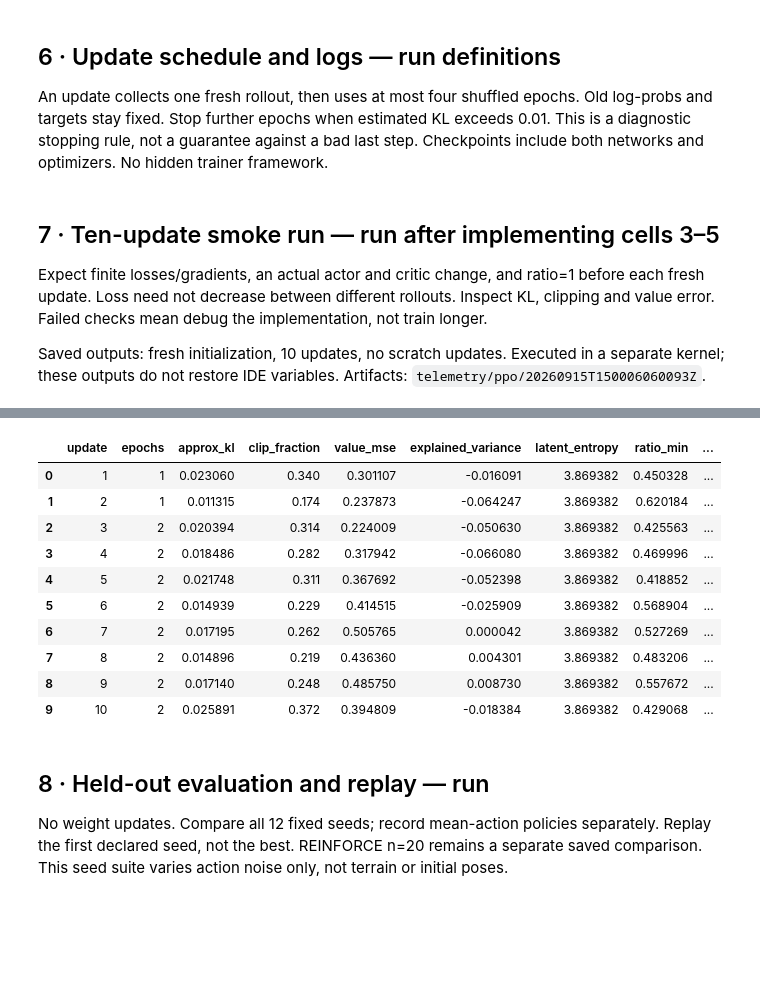
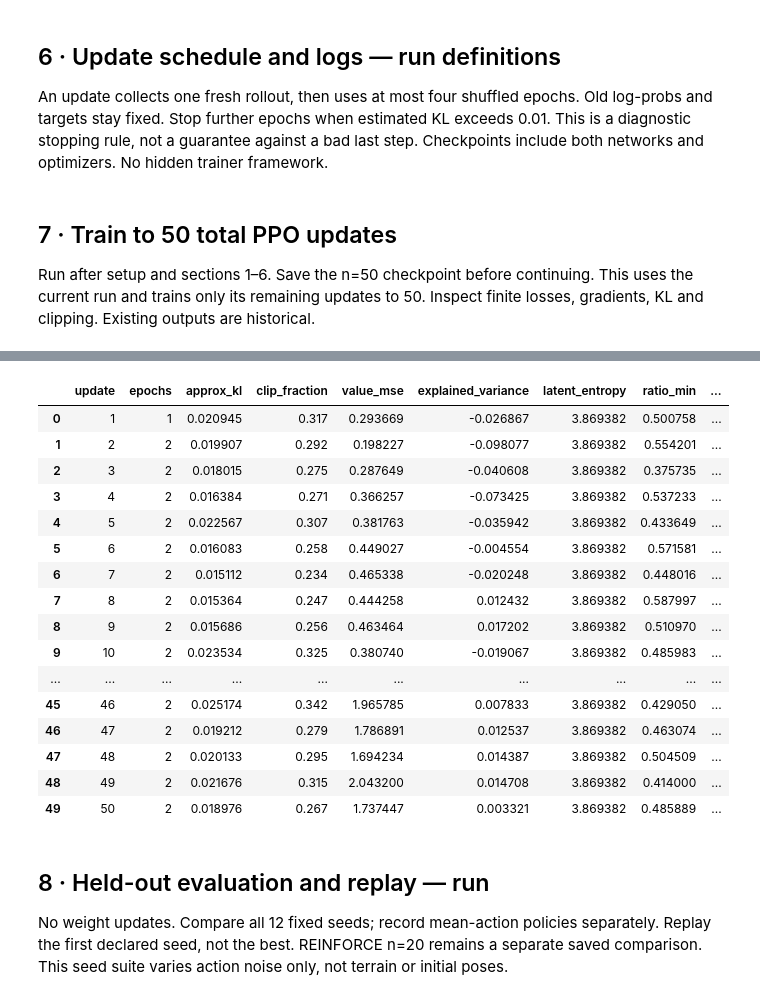
Before and after one commit to haidmoham/spider, a Jupyter notebook: lab/notebooks/04_mdp_contract.ipynb, the cells around one changed output, grey strips where cells are left out. Drawn from its saved outputs; the diff is of its cells as text; code cells hidden in the pictures; blank space fills up the shorter version.

```diff
--- a/lab/notebooks/04_mdp_contract.ipynb
+++ b/lab/notebooks/04_mdp_contract.ipynb
@@ -276,8 +312,8 @@ def sample_action(network, observation, std, deterministic=False):
 
 def reward_terms(before, offsets_rad, after):
     return {
-        'progress': float(after.torso_velocity[0]),
-        'height': 0.1 * float(after.torso_position[2]),
+        'progress': REWARD['progress'] * float(after.torso_velocity[0]),
+        'height': REWARD['height'] * float(after.torso_position[2]),
     }
 # %% [markdown]
 ## 2 · Collect frozen records — run once
@@ -731,21 +767,23 @@ def train_ppo_block(number_updates):
         pd.DataFrame(ppo_log).to_csv(ppo_directory/'training.csv', index=False)
         torch.save(dict(actor=actor.state_dict(), critic=critic.state_dict(),
             actor_optimizer=actor_optimizer.state_dict(), critic_optimizer=critic_optimizer.state_dict(),
-            updates=ppo_updates, settings=SETTINGS, ppo=PPO), ppo_directory/f'checkpoint-{ppo_updates:05d}.pt')
+            updates=ppo_updates, settings=SETTINGS, ppo=PPO, reward=REWARD), ppo_directory/f'checkpoint-{ppo_updates:05d}.pt')
         print(ppo_log[-1])
 # %% [markdown]
-## 7 · Ten-update smoke run — run after implementing cells 3–5
+## 7 · Train to 50 total PPO updates
 
-Expect finite losses/gradients, an actual actor and critic change, and ratio=1 before
-each fresh update. Loss need not decrease between different rollouts. Inspect KL,
-clipping and value error. Failed checks mean debug the implementation, not train longer.
-
-Saved outputs: fresh initialization, 10 updates, no scratch updates. Executed in a separate kernel; these outputs do not restore IDE variables. Artifacts: `telemetry/ppo/20260915T150006060093Z`.
+Run after setup and sections 1–6. Save the n=50 checkpoint before continuing.
+This uses the current run and trains only its remaining updates to 50.
+Inspect finite losses, gradients, KL and clipping. Existing outputs are historical.
 # %%
-actor_before = copy.deepcopy(actor.state_dict())
-critic_before = copy.deepcopy(critic.state_dict())
-train_ppo_block(10)
-assert any(not torch.equal(actor_before[k],v) for k,v in actor.state_dict().items())
-assert any(not torch.equal(critic_before[k],v) for k,v in critic.state_dict().items())
+assert TRAINING_UPDATES == 50 and TOTAL_UPDATES == 100
+if ppo_updates < TRAINING_UPDATES:
+    actor_before = copy.deepcopy(actor.state_dict())
+    critic_before = copy.deepcopy(critic.state_dict())
+    train_ppo_block(TRAINING_UPDATES - ppo_updates)
+    assert any(not torch.equal(actor_before[k], v) for k, v in actor.state_dict().items())
+    assert any(not torch.equal(critic_before[k], v) for k, v in critic.state_dict().items())
+assert (ppo_directory / 'checkpoint-00050.pt').is_file(), 'This run needs its n=50 checkpoint.'
+print(f'PPO n={ppo_updates} in {ppo_directory}. Next: section 9, then Checkpoint comparison.')
 display(pd.DataFrame(ppo_log))
 # %% [output]
@@ -762,14 +807,20 @@ display(pd.DataFrame(ppo_log))
 |  | update | epochs | approx_kl | clip_fraction | value_mse | explained_variance | latent_entropy | ratio_min | ... |
-| 0 | 1 | 1 | 0.023060 | 0.340 | 0.301107 | -0.016091 | 3.869382 | 0.450328 | ... |
-| 1 | 2 | 1 | 0.011315 | 0.174 | 0.237873 | -0.064247 | 3.869382 | 0.620184 | ... |
-| 2 | 3 | 2 | 0.020394 | 0.314 | 0.224009 | -0.050630 | 3.869382 | 0.425563 | ... |
-| 3 | 4 | 2 | 0.018486 | 0.282 | 0.317942 | -0.066080 | 3.869382 | 0.469996 | ... |
-| 4 | 5 | 2 | 0.021748 | 0.311 | 0.367692 | -0.052398 | 3.869382 | 0.418852 | ... |
-| 5 | 6 | 2 | 0.014939 | 0.229 | 0.414515 | -0.025909 | 3.869382 | 0.568904 | ... |
-| 6 | 7 | 2 | 0.017195 | 0.262 | 0.505765 | 0.000042 | 3.869382 | 0.527269 | ... |
-| 7 | 8 | 2 | 0.014896 | 0.219 | 0.436360 | 0.004301 | 3.869382 | 0.483206 | ... |
-| 8 | 9 | 2 | 0.017140 | 0.248 | 0.485750 | 0.008730 | 3.869382 | 0.557672 | ... |
-| 9 | 10 | 2 | 0.025891 | 0.372 | 0.394809 | -0.018384 | 3.869382 | 0.429068 | ... |
+| 0 | 1 | 1 | 0.020945 | 0.317 | 0.293669 | -0.026867 | 3.869382 | 0.500758 | ... |
+| 1 | 2 | 2 | 0.019907 | 0.292 | 0.198227 | -0.098077 | 3.869382 | 0.554201 | ... |
+| 2 | 3 | 2 | 0.018015 | 0.275 | 0.287649 | -0.040608 | 3.869382 | 0.375735 | ... |
+| 3 | 4 | 2 | 0.016384 | 0.271 | 0.366257 | -0.073425 | 3.869382 | 0.537233 | ... |
+| 4 | 5 | 2 | 0.022567 | 0.307 | 0.381763 | -0.035942 | 3.869382 | 0.433649 | ... |
+| 5 | 6 | 2 | 0.016083 | 0.258 | 0.449027 | -0.004554 | 3.869382 | 0.571581 | ... |
+| 6 | 7 | 2 | 0.015112 | 0.234 | 0.465338 | -0.020248 | 3.869382 | 0.448016 | ... |
+| 7 | 8 | 2 | 0.015364 | 0.247 | 0.444258 | 0.012432 | 3.869382 | 0.587997 | ... |
+| 8 | 9 | 2 | 0.015686 | 0.256 | 0.463464 | 0.017202 | 3.869382 | 0.510970 | ... |
+| 9 | 10 | 2 | 0.023534 | 0.325 | 0.380740 | -0.019067 | 3.869382 | 0.485983 | ... |
+| ... | ... | ... | ... | ... | ... | ... | ... | ... | ... |
+| 45 | 46 | 2 | 0.025174 | 0.342 | 1.965785 | 0.007833 | 3.869382 | 0.429050 | ... |
+| 46 | 47 | 2 | 0.019212 | 0.279 | 1.786891 | 0.012537 | 3.869382 | 0.463074 | ... |
+| 47 | 48 | 2 | 0.020133 | 0.295 | 1.694234 | 0.014387 | 3.869382 | 0.504509 | ... |
+| 48 | 49 | 2 | 0.021676 | 0.315 | 2.043200 | 0.014708 | 3.869382 | 0.414000 | ... |
+| 49 | 50 | 2 | 0.018976 | 0.267 | 1.737447 | 0.003321 | 3.869382 | 0.485889 | ... |
 # %% [markdown]
 ## 8 · Held-out evaluation and replay — run
 
```
Also changed, not shown: parts of 19 cells of this notebook, 14 other files.
